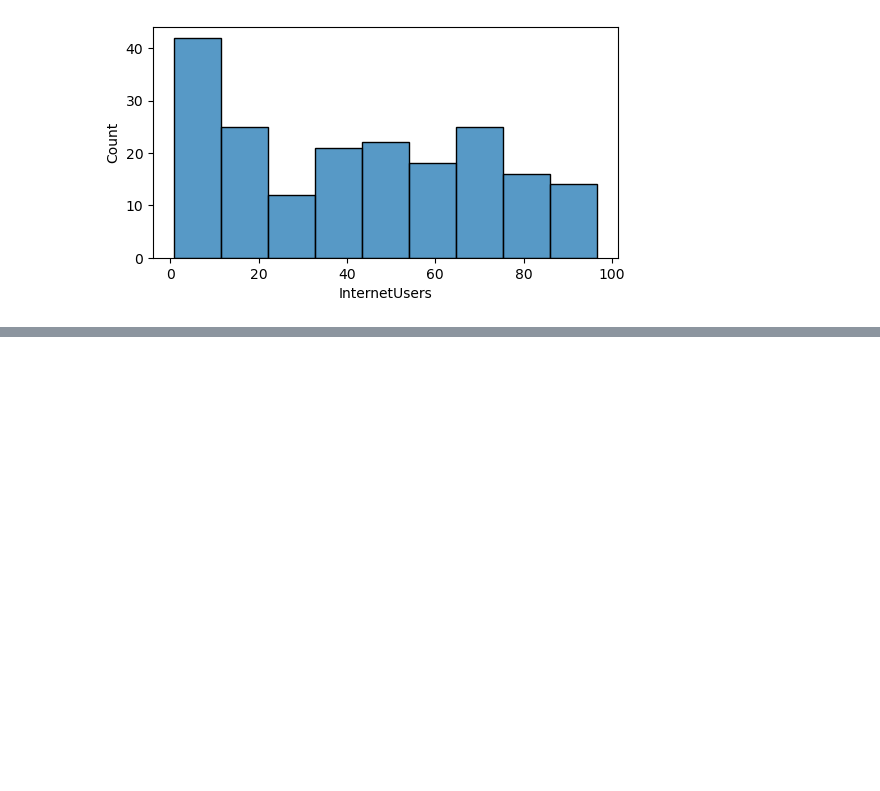
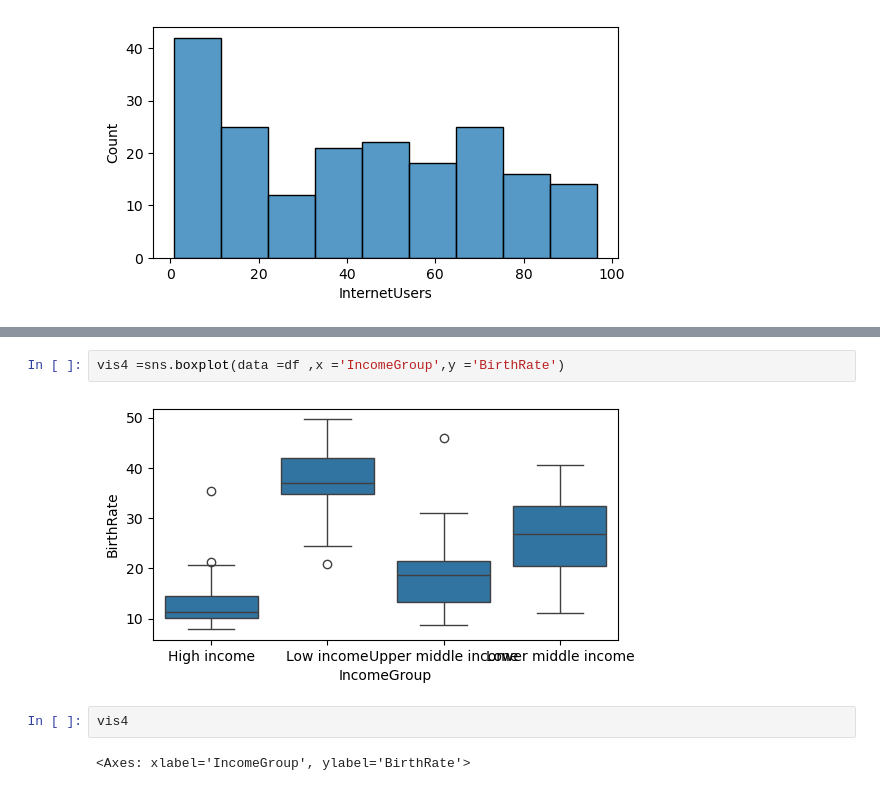
Before and after one commit to nipunrk/FSDS-GENERATIVE-AI-AGENTIC-AI-AI-EXPERT-DATASCIENTIC-FOR-BFSI-DOMAIN-ACROOS-GLOBLA-MARKET, a Jupyter notebook: Pandas.ipynb, the cells around one changed output, grey strips where cells are left out. Saved outputs shown, nothing was run; the diff lists cells and outputs as text; blank space fills up the shorter version.

```diff
--- a/Pandas.ipynb
+++ b/Pandas.ipynb
@@ -507,0 +512,8 @@ vis2 =sns.histplot(df['InternetUsers'])
+# %%
+vis4 =sns.boxplot(data =df ,x ='IncomeGroup',y ='BirthRate')
+# %% [output]
+[figure, added]
+# %%
+vis4
+# %% [output]
+<Axes: xlabel='IncomeGroup', ylabel='BirthRate'>
```
Also changed, not shown: parts of 5 cells of this notebook.
